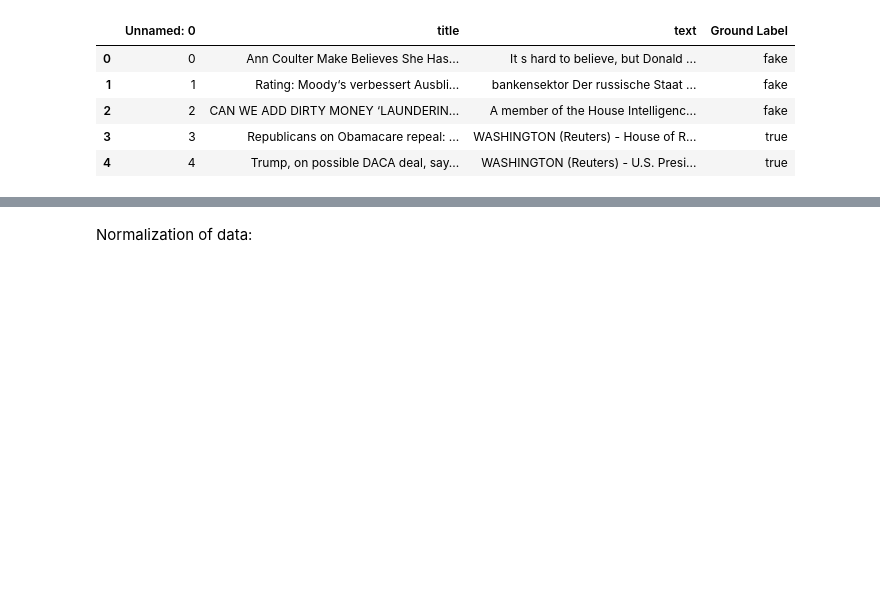
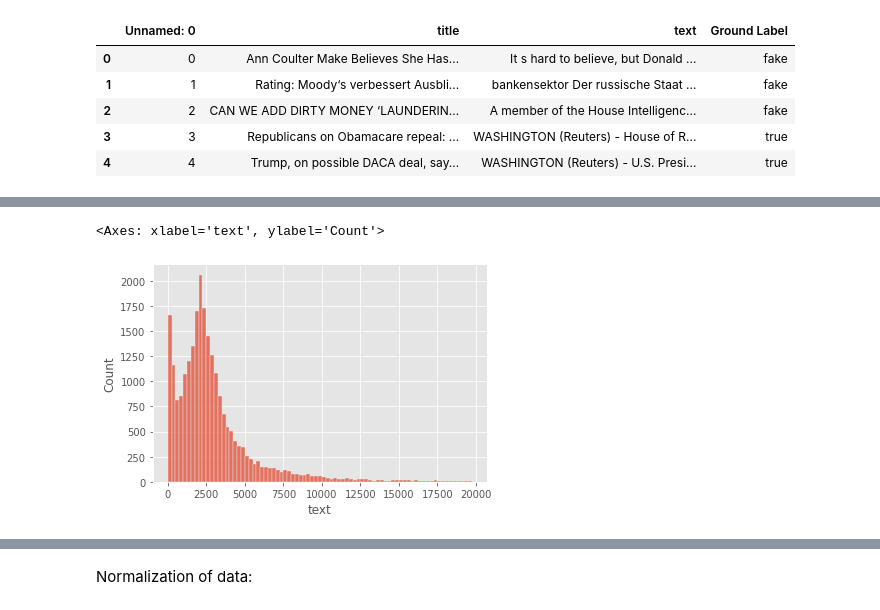
Before and after one commit to ZetrextJG/MLProject1_FakeNewsDetection, a Jupyter notebook: MLProject1_FakeNewsDetection.ipynb, the cells around one changed output, grey strips where cells are left out. Saved outputs shown, nothing was run; the diff lists cells and outputs as text; code cells hidden in the pictures; blank space fills up the shorter version.

```diff
--- a/MLProject1_FakeNewsDetection.ipynb
+++ b/MLProject1_FakeNewsDetection.ipynb
@@ -206,0 +405,5 @@ y_train = df_train["real"]
+# %%
+sns.histplot(df[df["real"] == 0]["text"].apply(len), bins = range(0, 20000, 250)) # Distribution for fake news
+# %% [output]
+<Axes: xlabel='text', ylabel='Count'>
+[figure, added]
```
Also changed, not shown: parts of 127 cells of this notebook, 1 other file.
